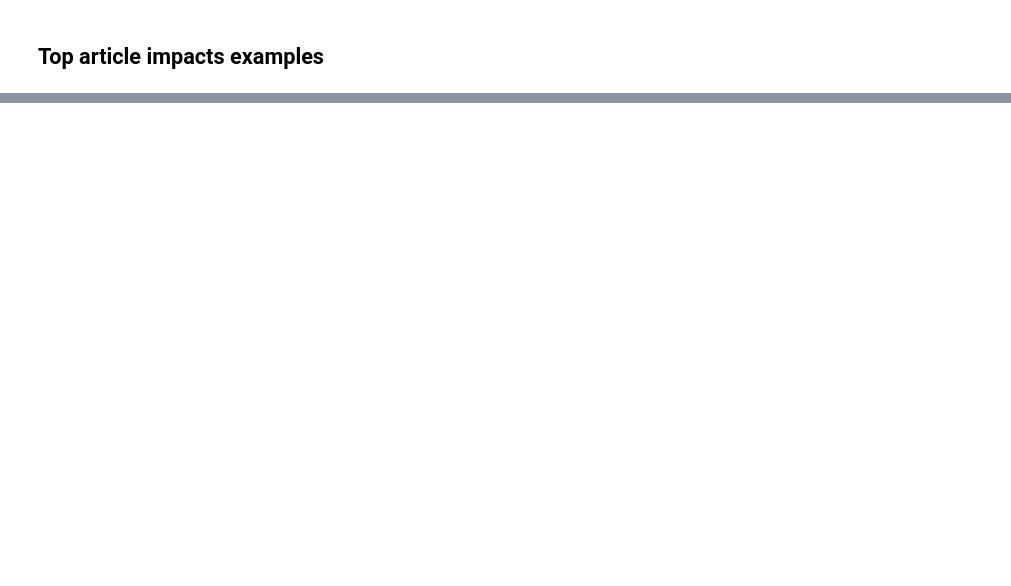
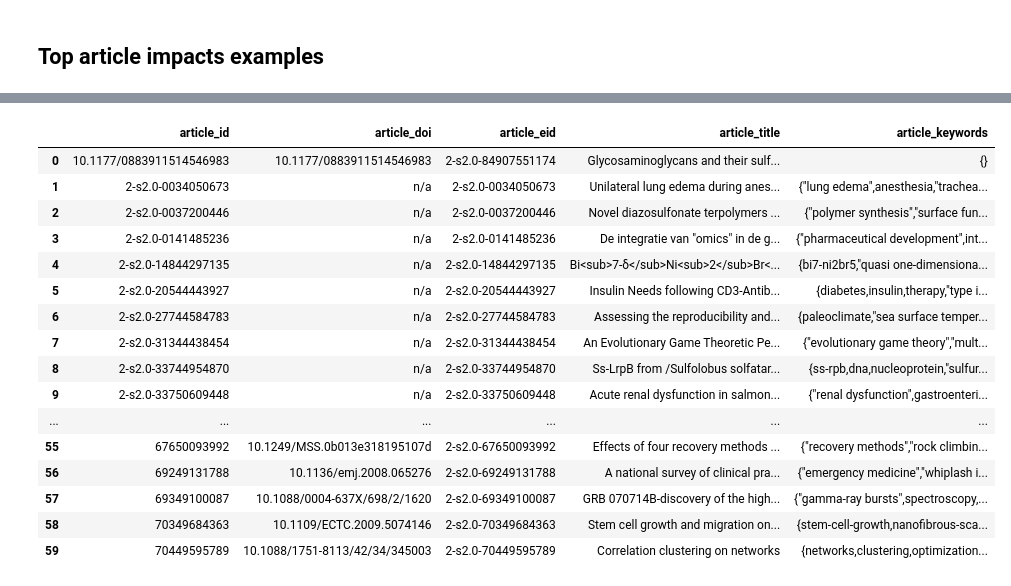
Before and after one commit to eutopia-collaboration-recommender/ecr-analytics, a Jupyter notebook: src/notebooks/05_new_collaborations_impact_on_author_research_direction.ipynb, the cells around one changed output, grey strips where cells are left out. Saved outputs shown, nothing was run; the diff lists cells and outputs as text; code cells hidden in the pictures; blank space fills up the shorter version.

Commit message:
Added examples to hypotheses

```diff
--- a/src/notebooks/05_new_collaborations_impact_on_author_research_direction.ipynb
+++ b/src/notebooks/05_new_collaborations_impact_on_author_research_direction.ipynb
@@ -369,2 +371,5 @@ Total importance for article_embedding: 0.5333
 # %% [markdown]
 ## Top article impacts examples
+# %%
+df_similarities_examples = df_similarities_total[df_similarities_total['collaboration_type'] == 'new'].sort_values(by='similarity', ascending=True).head(500)
+df_similarities_examples.head(500)
@@ -370,0 +390,32 @@ Total importance for article_embedding: 0.5333
+# %%
+sql_query = f"""
+SELECT article_id,
+       article_doi,
+       article_eid,
+       article_title,
+       article_keywords
+FROM analitik.dim_article
+WHERE article_id in {tuple(df_similarities_examples['article_id'])}
+GROUP BY article_id, article_doi, article_eid, article_title, article_keywords;
+"""
+
+df_example = query(conn=pg_connection, query_str=sql_query)
+df_example[0:60]
+# %% [output]
+|  | article_id | article_doi | article_eid | article_title | article_keywords |
+| 0 | 10.1177/0883911514546983 | 10.1177/0883911514546983 | 2-s2.0-84907551174 | Glycosaminoglycans and their sulf... | {} |
+| 1 | 2-s2.0-0034050673 | n/a | 2-s2.0-0034050673 | Unilateral lung edema during anes... | {"lung edema",anesthesia,"trachea... |
+| 2 | 2-s2.0-0037200446 | n/a | 2-s2.0-0037200446 | Novel diazosulfonate terpolymers ... | {"polymer synthesis","surface fun... |
+| 3 | 2-s2.0-0141485236 | n/a | 2-s2.0-0141485236 | De integratie van "omics" in de g... | {"pharmaceutical development",int... |
+| 4 | 2-s2.0-14844297135 | n/a | 2-s2.0-14844297135 | Bi<sub>7-δ</sub>Ni<sub>2</sub>Br<... | {bi7-ni2br5,"quasi one-dimensiona... |
+| 5 | 2-s2.0-20544443927 | n/a | 2-s2.0-20544443927 | Insulin Needs following CD3-Antib... | {diabetes,insulin,therapy,"type i... |
+| 6 | 2-s2.0-27744584783 | n/a | 2-s2.0-27744584783 | Assessing the reproducibility and... | {paleoclimate,"sea surface temper... |
+| 7 | 2-s2.0-31344438454 | n/a | 2-s2.0-31344438454 | An Evolutionary Game Theoretic Pe... | {"evolutionary game theory","mult... |
+| 8 | 2-s2.0-33744954870 | n/a | 2-s2.0-33744954870 | Ss-LrpB from /Sulfolobus solfatar... | {ss-rpb,dna,nucleoprotein,"sulfur... |
+| 9 | 2-s2.0-33750609448 | n/a | 2-s2.0-33750609448 | Acute renal dysfunction in salmon... | {"renal dysfunction",gastroenteri... |
+| ... | ... | ... | ... | ... | ... |
+| 55 | 67650093992 | 10.1249/MSS.0b013e318195107d | 2-s2.0-67650093992 | Effects of four recovery methods ... | {"recovery methods","rock climbin... |
+| 56 | 69249131788 | 10.1136/emj.2008.065276 | 2-s2.0-69249131788 | A national survey of clinical pra... | {"emergency medicine","whiplash i... |
+| 57 | 69349100087 | 10.1088/0004-637X/698/2/1620 | 2-s2.0-69349100087 | GRB 070714B-discovery of the high... | {"gamma-ray bursts",spectroscopy,... |
+| 58 | 70349684363 | 10.1109/ECTC.2009.5074146 | 2-s2.0-70349684363 | Stem cell growth and migration on... | {stem-cell-growth,nanofibrous-sca... |
+| 59 | 70449595789 | 10.1088/1751-8113/42/34/345003 | 2-s2.0-70449595789 | Correlation clustering on networks | {networks,clustering,optimization... |
```
Also changed, not shown: parts of 10 cells of this notebook, 4 other files.
